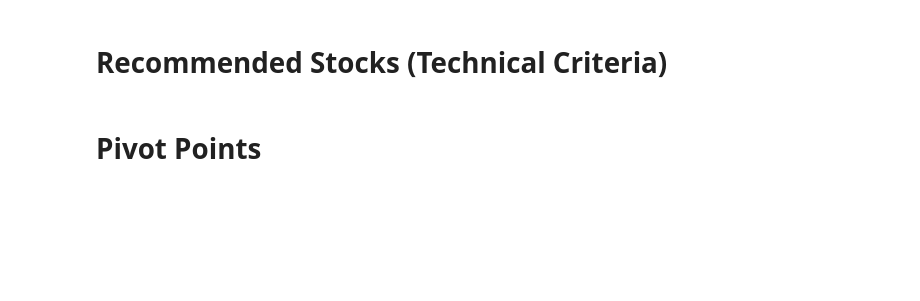
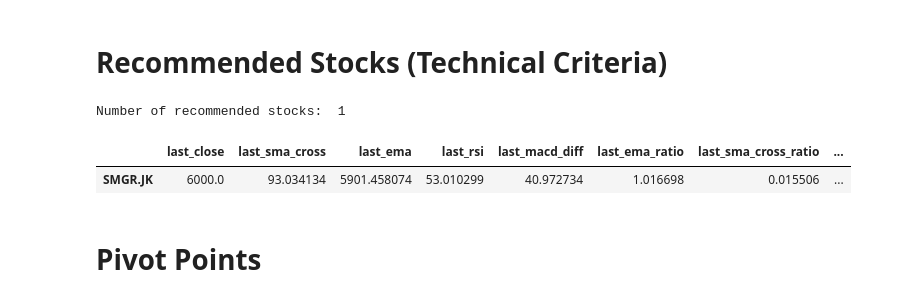
Before and after one commit to fakhreza-s/live-stock-analysis-yfinance, a Jupyter notebook: stock_analysis.ipynb, the cells around one changed output. Drawn from its saved outputs; the diff is of its cells as text; code cells hidden in the pictures; blank space fills up the shorter version.

```diff
--- a/stock_analysis.ipynb
+++ b/stock_analysis.ipynb
@@ -324,22 +350,26 @@ last_df.head()
 # %%
 #Mask 0: Index-related filter
 mask0 = last_df['kompas100'] == True
 
-#Mask 1: SMA Cross related filter --> SMA cross between x1 and x2
-mask1 = last_df['last_sma_cross'].between(-5,5)
+#Mask 1: SMA Cross related filter --> SMA cross ratio between x1 and x2
+mask1 = last_df['last_sma_cross_ratio'].between(0,0.02)
 
 #Mask 2: EMA-related filter
-mask2 = (last_df['last_close']/last_df['last_ema']).between(1, 1.1)
+mask2 = last_df['last_ema_ratio'].between(1, 1.1)
 
-#Mask 3: MACD-related filter --> MACD difference between x1 and x2
-mask3 = last_df['last_macd_diff'].between(-1,1)
+#Mask 3: MACD-related filter --> MACD difference ratio between x1 and x2
+mask3 = last_df['last_macd_diff_ratio'].between(0,1)
 
 #Mask 4: RSI-related filter --> RSI below x
 mask4 = last_df['last_rsi'] < 60
 
-rec_df = last_df[mask0][mask2][mask4]
+rec_df = last_df[mask0][mask1][mask2][mask3][mask4]
 print('Number of recommended stocks: ', len(rec_df), '\n')
-rec_df
+rec_df.sort_values('last_rsi')
+# %% [output]
+Number of recommended stocks:  1
+|  | last_close | last_sma_cross | last_ema | last_rsi | last_macd_diff | last_ema_ratio | last_sma_cross_ratio | ... |
+| SMGR.JK | 6000.0 | 93.034134 | 5901.458074 | 53.010299 | 40.972734 | 1.016698 | 0.015506 | ... |
 # %% [markdown]
 # Pivot Points
 # %%
```
Also changed, not shown: parts of 18 cells of this notebook, 2 other files.
